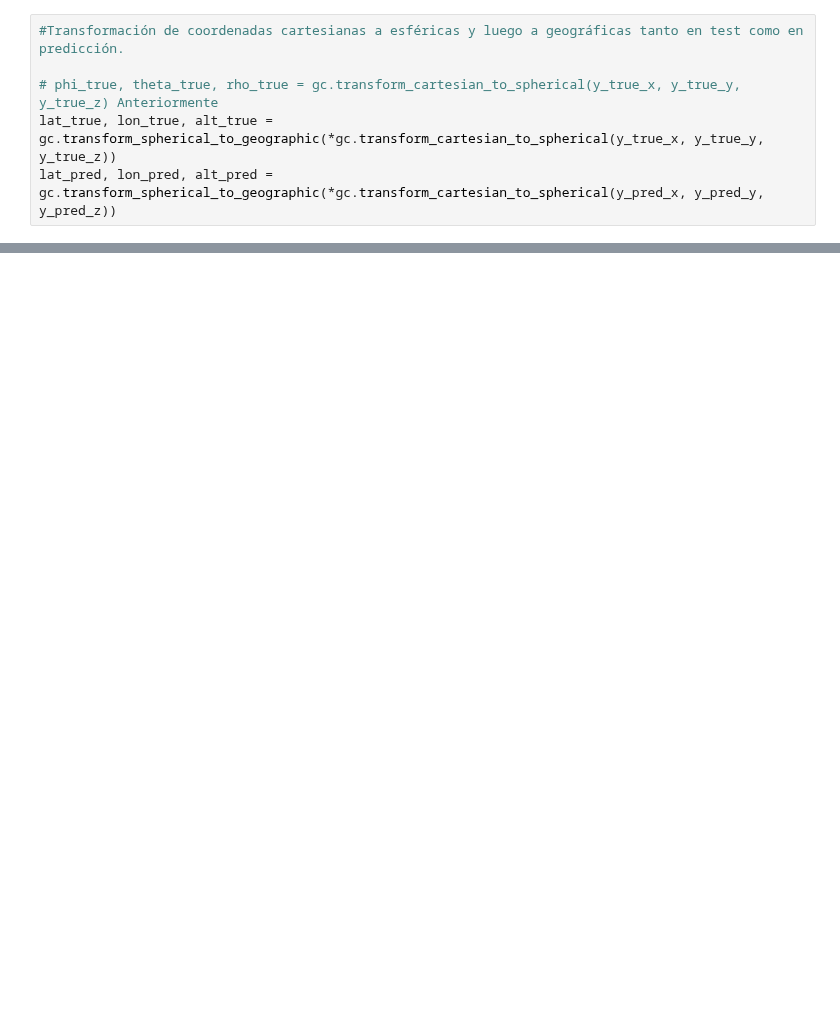
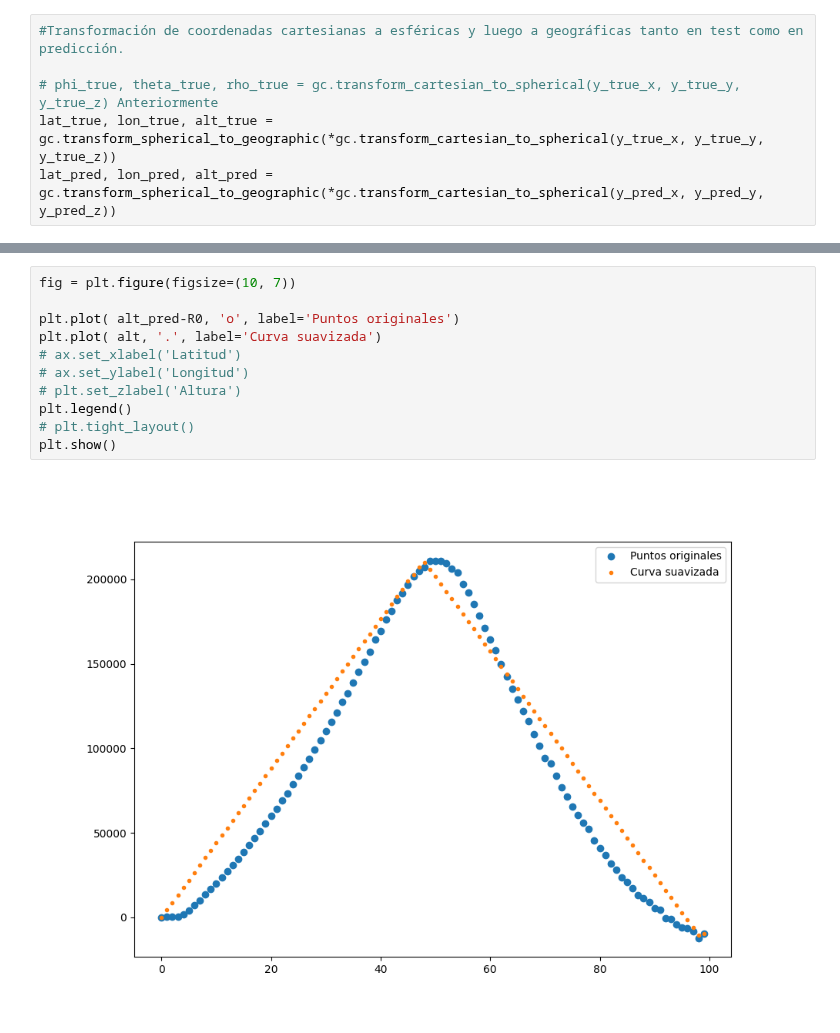
Before and after one commit to ValeFernando840/Ray-Tracing, a Jupyter notebook: 04-Testeo_Modelos.ipynb, the cells around one changed output, grey strips where cells are left out. Drawn from its saved outputs; the diff is of its cells as text; blank space fills up the shorter version.

```diff
--- a/04-Testeo_Modelos.ipynb
+++ b/04-Testeo_Modelos.ipynb
@@ -186,0 +212,13 @@ if generar_kml:
+# %%
+fig = plt.figure(figsize=(10, 7))
+
+plt.plot( alt_pred-R0, 'o', label='Puntos originales')
+plt.plot( alt, '.', label='Curva suavizada')
+# ax.set_xlabel('Latitud')
+# ax.set_ylabel('Longitud')
+# plt.set_zlabel('Altura')
+plt.legend()
+# plt.tight_layout()
+plt.show()
+# %% [output]
+[figure, added]
```
Also changed, not shown: parts of 7 cells of this notebook, 9 other files.
